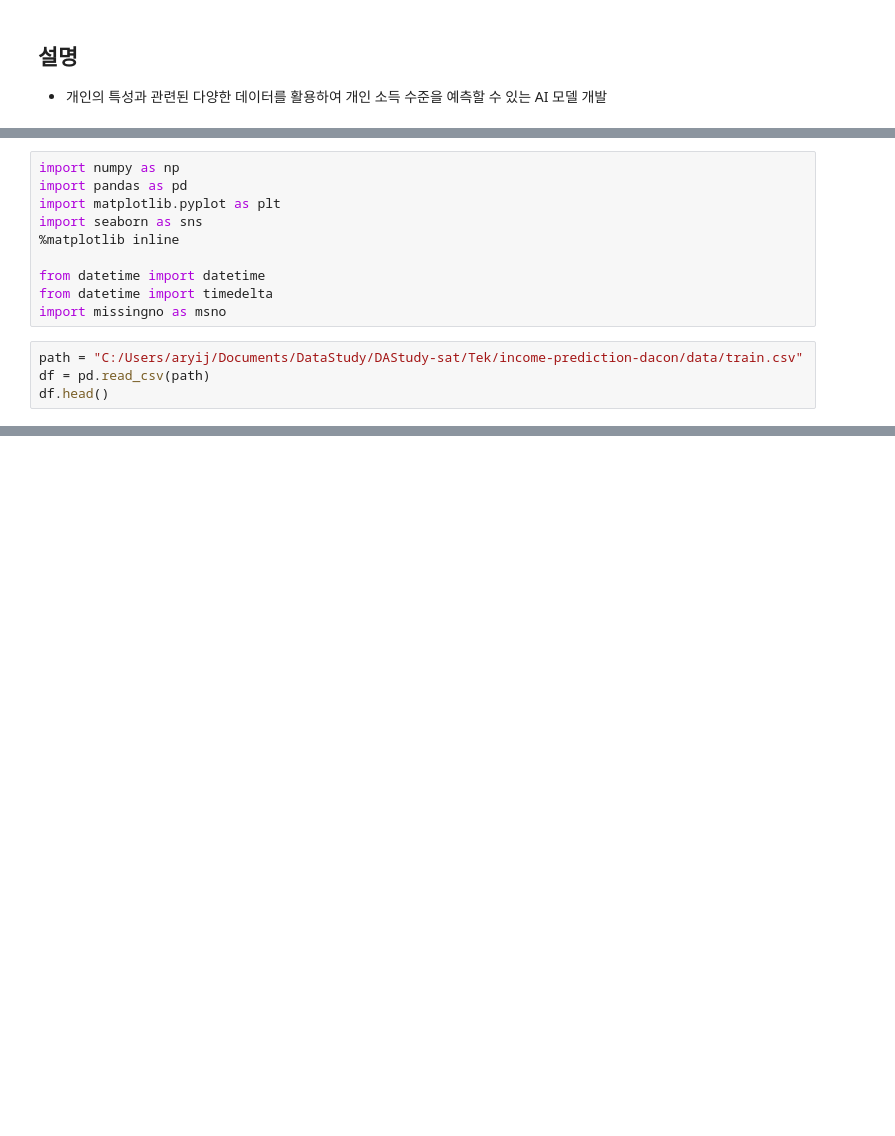
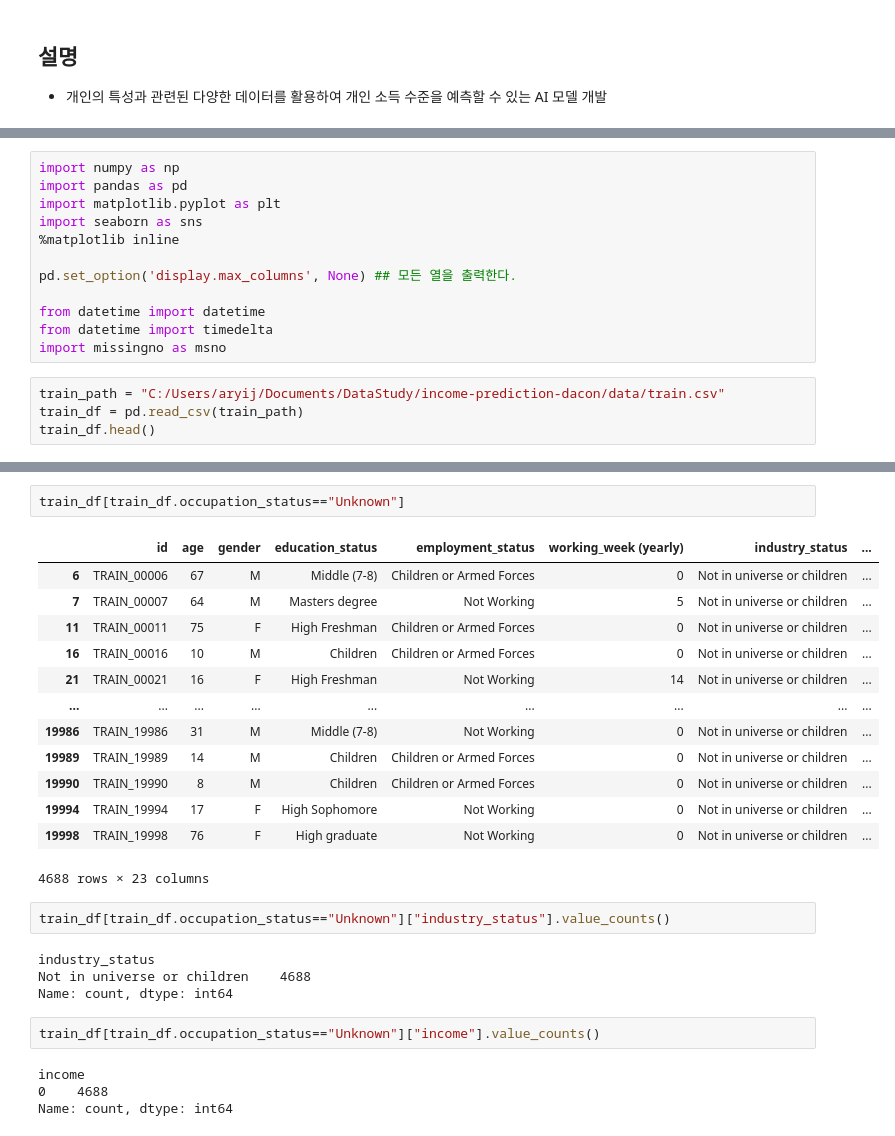
Before and after one commit to benidjor/income-prediction-dacon, a Jupyter notebook: preprocessing-income-prediction.ipynb, the cells around one changed output, grey strips where cells are left out. Cells and saved outputs as stored; diff of their text form; blank space fills up the shorter version.

Commit message:
Update: 240320 dacon preprocessing

```diff
--- a/preprocessing-income-prediction.ipynb
+++ b/preprocessing-income-prediction.ipynb
@@ -69,13 +71,15 @@ import matplotlib.pyplot as plt
 import seaborn as sns
 %matplotlib inline
 
+pd.set_option('display.max_columns', None) ## 모든 열을 출력한다.
+
 from datetime import datetime
 from datetime import timedelta
 import missingno as msno
 # %%
-path = "C:/Users/aryij/Documents/DataStudy/DAStudy-sat/Tek/income-prediction-dacon/data/train.csv"
-df = pd.read_csv(path)
-df.head()
+train_path = "C:/Users/aryij/Documents/DataStudy/income-prediction-dacon/data/train.csv"
+train_df = pd.read_csv(train_path)
+train_df.head()
 # %% [output]
 |  | ID | Age | Gender | Education_Status | Employment_Status | Working_Week (Yearly) | Industry_Status | ... |
 | 0 | TRAIN_00000 | 63 | M | Middle (7-8) | Full-Time | 4 | Social Services | ... |
@@ -135,0 +312,28 @@ Name: count, dtype: int64
+# %%
+train_df[train_df.occupation_status=="Unknown"]
+# %% [output]
+|  | id | age | gender | education_status | employment_status | working_week (yearly) | industry_status | ... |
+| 6 | TRAIN_00006 | 67 | M | Middle (7-8) | Children or Armed Forces | 0 | Not in universe or children | ... |
+| 7 | TRAIN_00007 | 64 | M | Masters degree | Not Working | 5 | Not in universe or children | ... |
+| 11 | TRAIN_00011 | 75 | F | High Freshman | Children or Armed Forces | 0 | Not in universe or children | ... |
+| 16 | TRAIN_00016 | 10 | M | Children | Children or Armed Forces | 0 | Not in universe or children | ... |
+| 21 | TRAIN_00021 | 16 | F | High Freshman | Not Working | 14 | Not in universe or children | ... |
+| ... | ... | ... | ... | ... | ... | ... | ... | ... |
+| 19986 | TRAIN_19986 | 31 | M | Middle (7-8) | Not Working | 0 | Not in universe or children | ... |
+| 19989 | TRAIN_19989 | 14 | M | Children | Children or Armed Forces | 0 | Not in universe or children | ... |
+| 19990 | TRAIN_19990 | 8 | M | Children | Children or Armed Forces | 0 | Not in universe or children | ... |
+| 19994 | TRAIN_19994 | 17 | F | High Sophomore | Not Working | 0 | Not in universe or children | ... |
+| 19998 | TRAIN_19998 | 76 | F | High graduate | Not Working | 0 | Not in universe or children | ... |
+4688 rows × 23 columns
+# %%
+train_df[train_df.occupation_status=="Unknown"]["industry_status"].value_counts()
+# %% [output]
+industry_status
+Not in universe or children    4688
+Name: count, dtype: int64
+# %%
+train_df[train_df.occupation_status=="Unknown"]["income"].value_counts()
+# %% [output]
+income
+0    4688
+Name: count, dtype: int64
```
Also changed, not shown: parts of 27 cells of this notebook.
